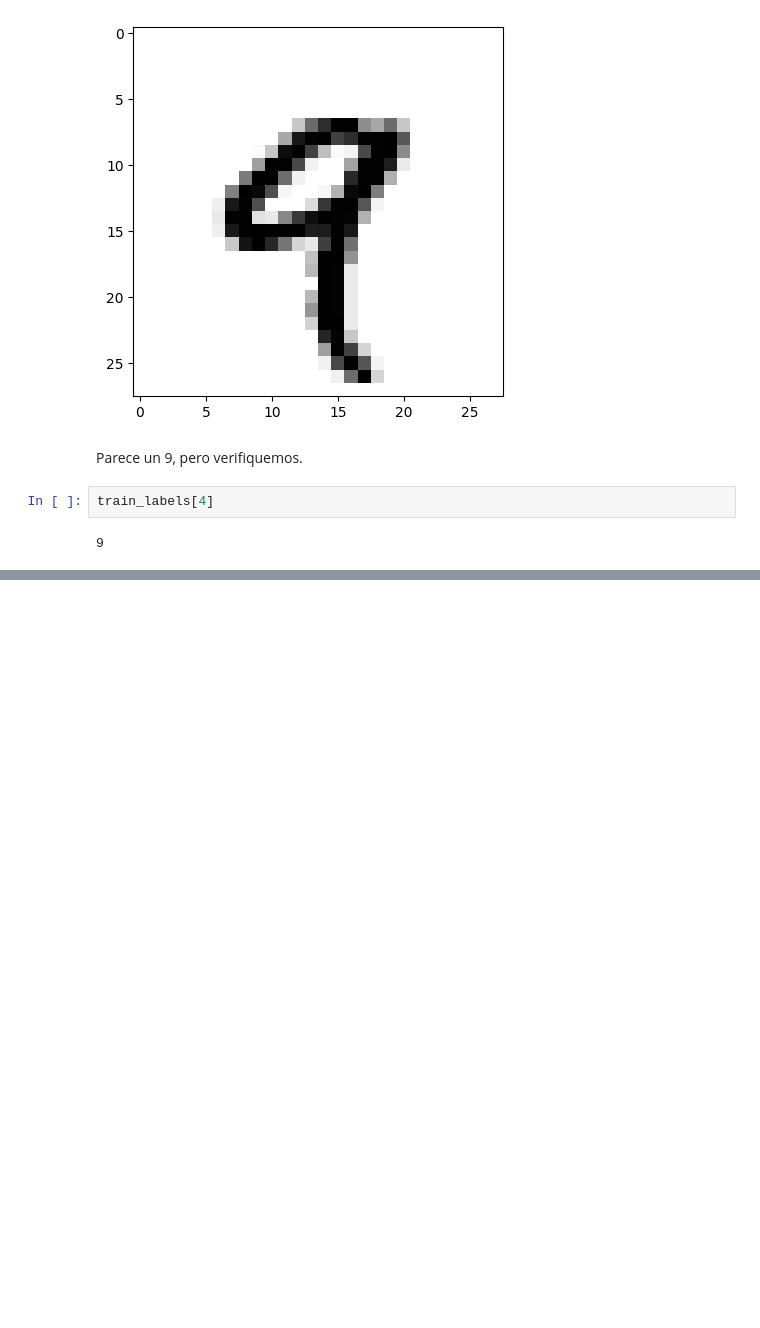
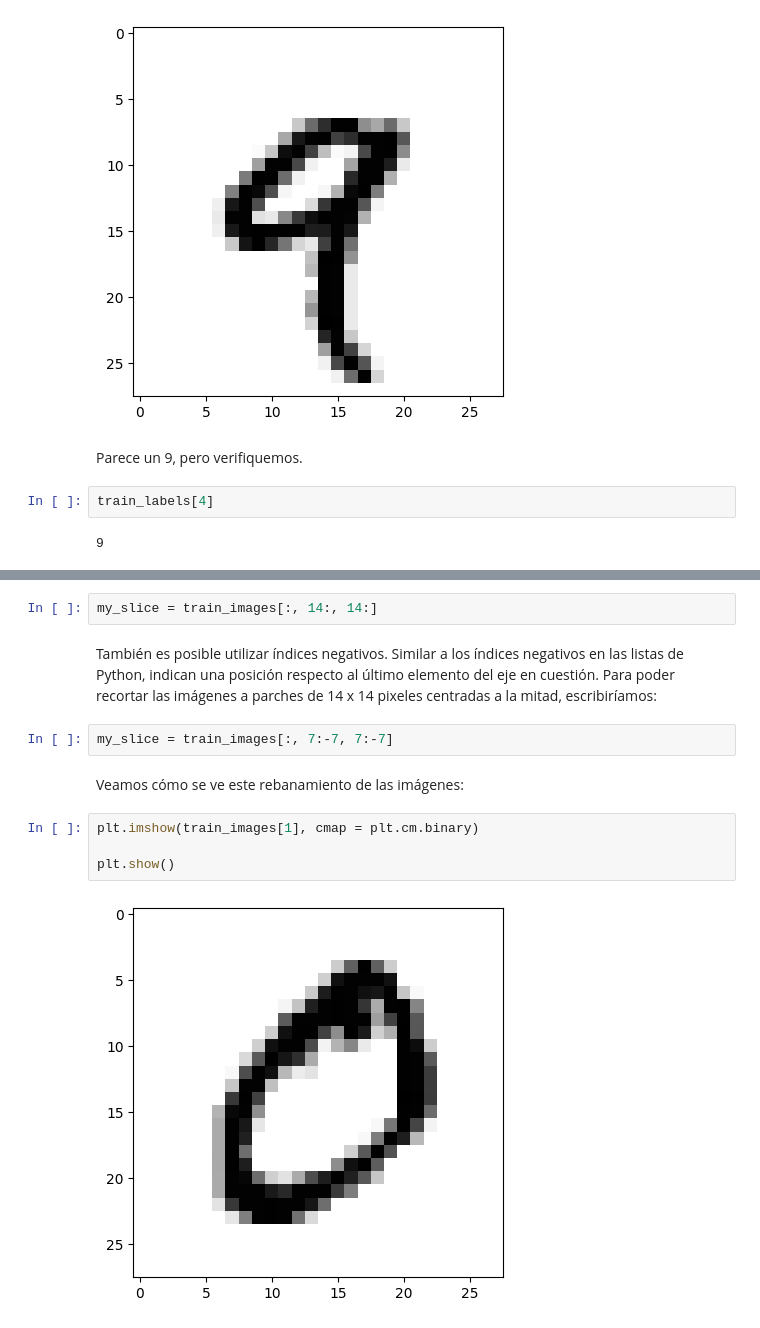
Before and after one commit to FranzValerio/ANN, a Jupyter notebook: Notebooks/Redes_Neuronales_2.ipynb, the cells around one changed output, grey strips where cells are left out. Saved outputs shown, nothing was run; the diff lists cells and outputs as text; blank space fills up the shorter version.

```diff
--- a/Notebooks/Redes_Neuronales_2.ipynb
+++ b/Notebooks/Redes_Neuronales_2.ipynb
@@ -464,0 +165,14 @@ De esto se trata la tarea de un clasificador. Encuentra los parámetros de una l
+# %%
+my_slice = train_images[:, 14:, 14:]
+# %% [markdown]
+También es posible utilizar índices negativos. Similar a los índices negativos en las listas de Python, indican una posición respecto al último elemento del eje en cuestión. Para poder recortar las imágenes a parches de 14 x 14 pixeles centradas a la mitad, escribiríamos:
+# %%
+my_slice = train_images[:, 7:-7, 7:-7]
+# %% [markdown]
+Veamos cómo se ve este rebanamiento de las imágenes:
+# %%
+plt.imshow(train_images[1], cmap = plt.cm.binary)
+
+plt.show()
+# %% [output]
+[figure, added]
```
Also changed, not shown: parts of 70 cells of this notebook, 1 other file.
